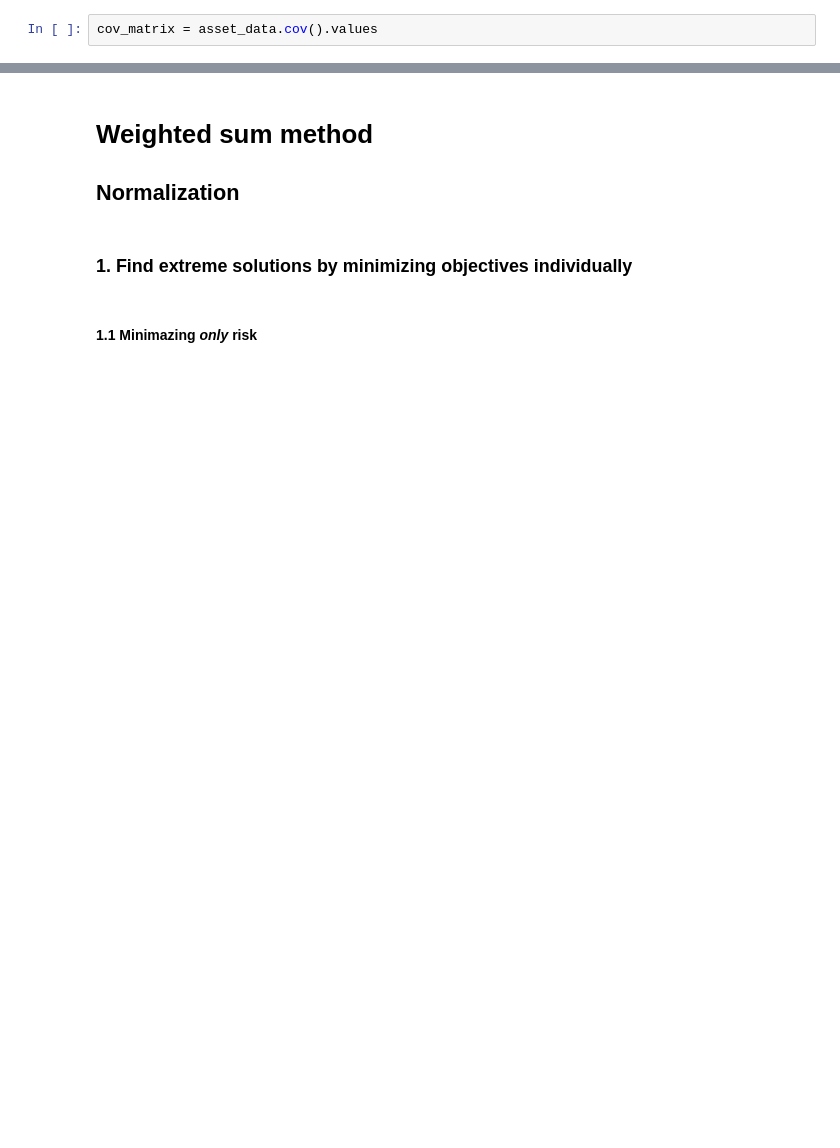
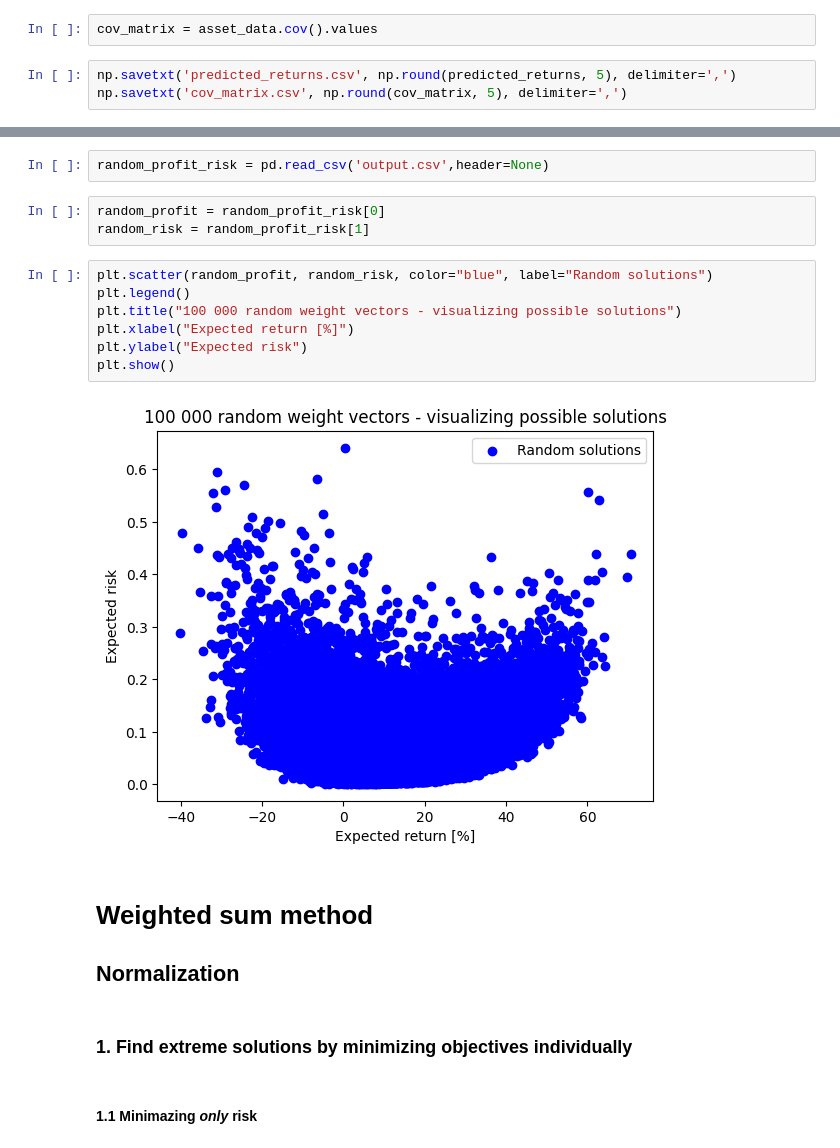
Before and after one commit to BbqGamer/moo, a Jupyter notebook: Script1.ipynb, the cells around one changed output, grey strips where cells are left out. Saved outputs shown, nothing was run; the diff lists cells and outputs as text; blank space fills up the shorter version.

```diff
--- a/Script1.ipynb
+++ b/Script1.ipynb
@@ -218,8 +208,25 @@ asset_data.cov()
 | Electronics123 | 0.203498 | -0.240071 | -0.145679 | 0.219345 | -0.136330 | 0.483345 | 0.275007 | ... |
 # %%
 cov_matrix = asset_data.cov().values
+# %%
+np.savetxt('predicted_returns.csv', np.round(predicted_returns, 5), delimiter=',')
+np.savetxt('cov_matrix.csv', np.round(cov_matrix, 5), delimiter=',')
 # %% [markdown]
 <!-- We don't need to check if weights are less then 1, because two above constraints are enough to ensure that. -->
+# %%
+random_profit_risk = pd.read_csv('output.csv',header=None)
+# %%
+random_profit = random_profit_risk[0]
+random_risk = random_profit_risk[1]
+# %%
+plt.scatter(random_profit, random_risk, color="blue", label="Random solutions")
+plt.legend()
+plt.title("100 000 random weight vectors - visualizing possible solutions")
+plt.xlabel("Expected return [%]")
+plt.ylabel("Expected risk")
+plt.show()
+# %% [output]
+[figure, added]
 # %% [markdown]
 # Weighted sum method
 ## Normalization
```
Also changed, not shown: parts of 20 cells of this notebook, 1 other file.
